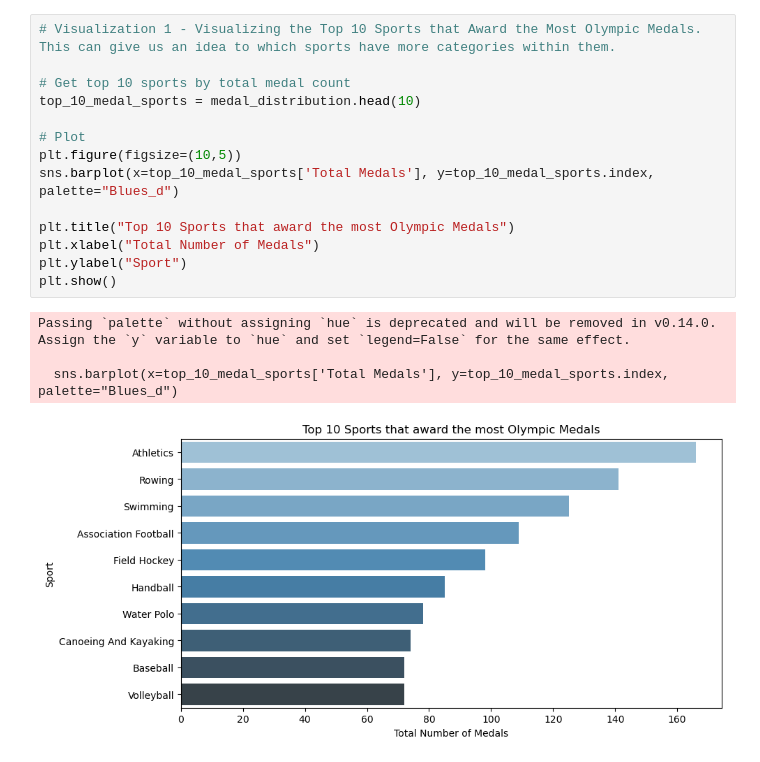
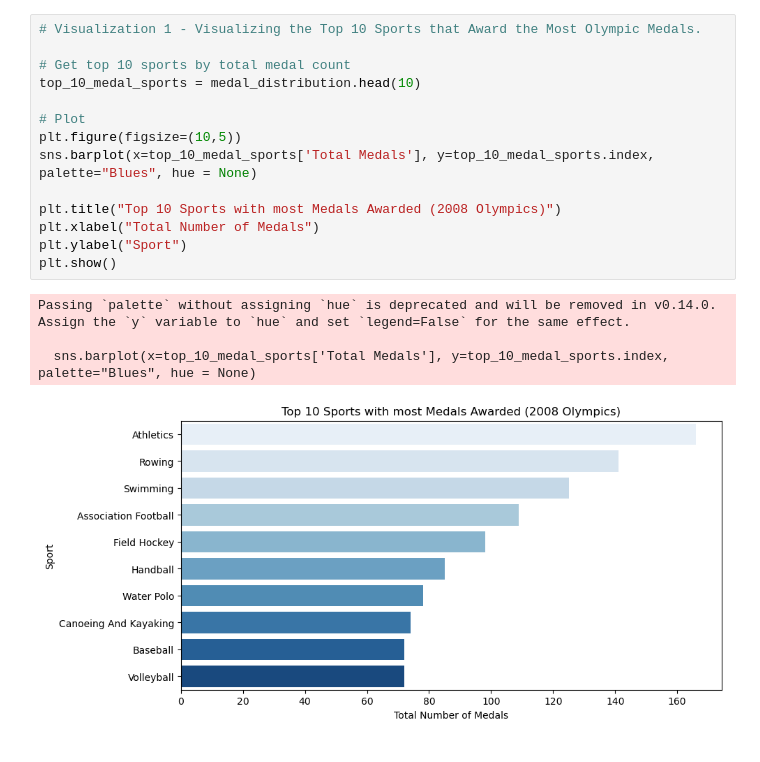
Before and after one commit to scohenma/COHEN-Python_Portfolio, a Jupyter notebook: TidyData - Project /data_cleaning_olympics.ipynb, the cells around one changed output. Cells and saved outputs as stored; diff of their text form.

```diff
--- a/TidyData - Project /data_cleaning_olympics.ipynb
+++ b/TidyData - Project /data_cleaning_olympics.ipynb
@@ -103,19 +200,19 @@ medal_distribution.head()
 # %%
-# Visualization 1 - Visualizing the Top 10 Sports that Award the Most Olympic Medals. This can give us an idea to which sports have more categories within them.
+# Visualization 1 - Visualizing the Top 10 Sports that Award the Most Olympic Medals.
 
 # Get top 10 sports by total medal count
 top_10_medal_sports = medal_distribution.head(10)
 
 # Plot
 plt.figure(figsize=(10,5))
-sns.barplot(x=top_10_medal_sports['Total Medals'], y=top_10_medal_sports.index, palette="Blues_d")
+sns.barplot(x=top_10_medal_sports['Total Medals'], y=top_10_medal_sports.index, palette="Blues", hue = None)
 
-plt.title("Top 10 Sports that award the most Olympic Medals")
+plt.title("Top 10 Sports with most Medals Awarded (2008 Olympics)")
 plt.xlabel("Total Number of Medals")
 plt.ylabel("Sport")
 plt.show()
 # %% [output]
 Passing `palette` without assigning `hue` is deprecated and will be removed in v0.14.0. Assign the `y` variable to `hue` and set `legend=False` for the same effect.
 
-  sns.barplot(x=top_10_medal_sports['Total Medals'], y=top_10_medal_sports.index, palette="Blues_d")
+  sns.barplot(x=top_10_medal_sports['Total Medals'], y=top_10_medal_sports.index, palette="Blues", hue = None)
-[figure, old version]
+[figure, new version]
```
Also changed, not shown: parts of 19 cells of this notebook.
